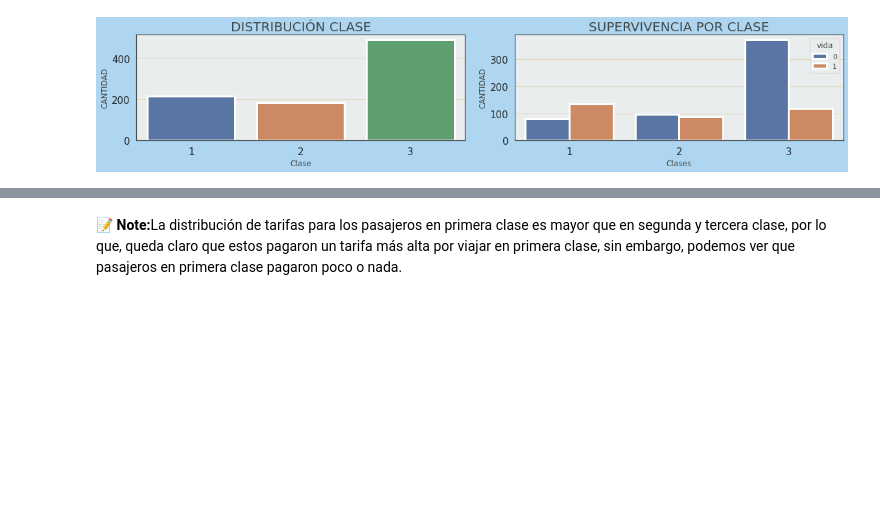
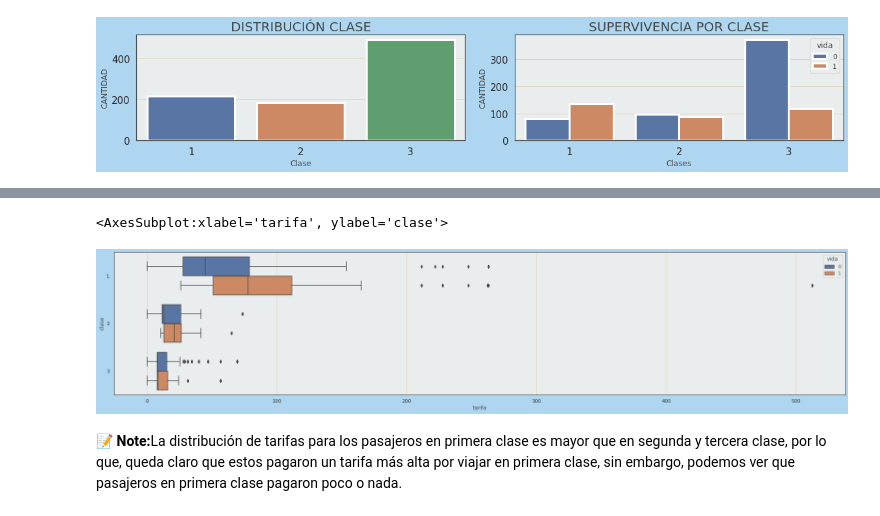
Before and after one commit to PabloJRW/titanic-classifier, a Jupyter notebook: Titanic.ipynb, the cells around one changed output, grey strips where cells are left out. Drawn from its saved outputs; the diff is of its cells as text; code cells hidden in the pictures; blank space fills up the shorter version.

```diff
--- a/Titanic.ipynb
+++ b/Titanic.ipynb
@@ -445,3 +490,9 @@ fig.suptitle('Distribución de tarifa por clase', fontsize="28");
+# %%
+plt.figure(figsize=(30, 6))
+sns.boxplot(x='tarifa', y='clase', hue='vida', data=train, orient='h')
+# %% [output]
+<AxesSubplot:xlabel='tarifa', ylabel='clase'>
+[figure, added]
 # %% [markdown]
 <b>📝 Note:</b>La distribución de tarifas para los pasajeros en primera clase es mayor que en segunda y tercera clase, por lo que, queda claro que estos pagaron un tarifa más alta por viajar en primera clase, sin embargo, podemos ver que pasajeros en primera clase pagaron poco o nada.
 # %%
```
Also changed, not shown: parts of 16 cells of this notebook.
